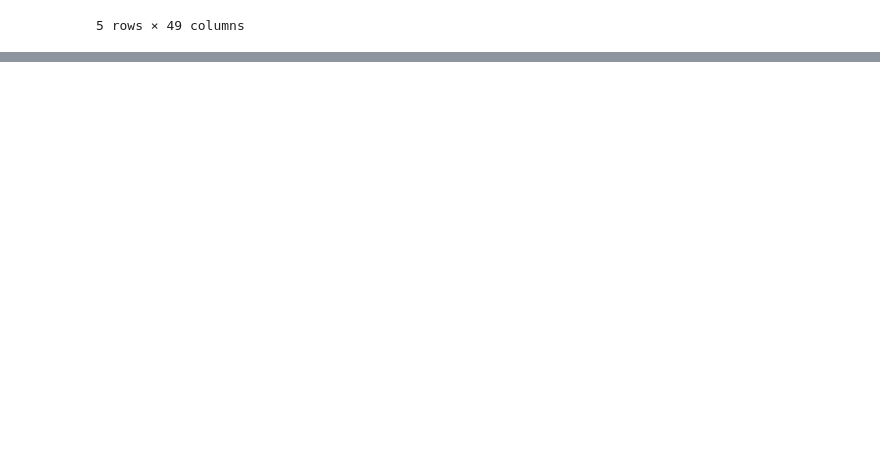
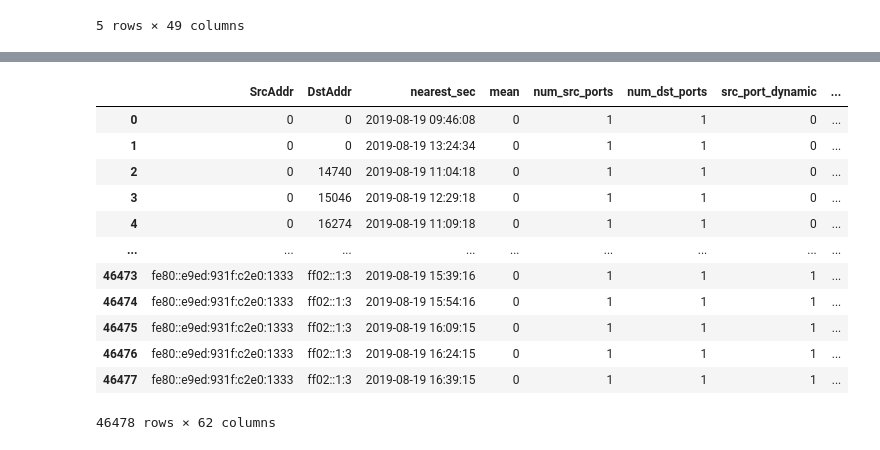
Before and after one commit to yjiahao/network-traffic-classification, a Jupyter notebook: src/preprocess/preprocess_data.ipynb, the cells around one changed output, grey strips where cells are left out. Cells and saved outputs as stored; diff of their text form; code cells hidden in the pictures; blank space fills up the shorter version.

```diff
--- a/src/preprocess/preprocess_data.ipynb
+++ b/src/preprocess/preprocess_data.ipynb
@@ -26,3 +44,19 @@ df['StartTime'], df['LastTime'] = (np.where(negative_duration_mask, df['LastTime
 
 df = df.sort_values("StartTime").reset_index(drop=True)
 df["nearest_sec"] = df["StartTime"].dt.floor("s")
+# %%
+proto_dummies = pd.get_dummies(
+    df["Proto"],
+    prefix="proto",
+    dtype=int
+)
+
+df = pd.concat([df, proto_dummies], axis=1)
+# %%
+stos_dummies = pd.get_dummies(
+    df['sTos'],
+    prefix='stos',
+    dtype=int
+)
+
+df = pd.concat([df, stos_dummies], axis=1)
@@ -62,4 +218,20 @@ per_second = (
       )
       .reset_index()
 )
+# %%
+per_second
+# %% [output]
+|  | SrcAddr | DstAddr | nearest_sec | mean | num_src_ports | num_dst_ports | src_port_dynamic | ... |
+| 0 | 0 | 0 | 2019-08-19 09:46:08 | 0 | 1 | 1 | 0 | ... |
+| 1 | 0 | 0 | 2019-08-19 13:24:34 | 0 | 1 | 1 | 0 | ... |
+| 2 | 0 | 14740 | 2019-08-19 11:04:18 | 0 | 1 | 1 | 0 | ... |
+| 3 | 0 | 15046 | 2019-08-19 12:29:18 | 0 | 1 | 1 | 0 | ... |
+| 4 | 0 | 16274 | 2019-08-19 11:09:18 | 0 | 1 | 1 | 0 | ... |
+| ... | ... | ... | ... | ... | ... | ... | ... | ... |
+| 46473 | fe80::e9ed:931f:c2e0:1333 | ff02::1:3 | 2019-08-19 15:39:16 | 0 | 1 | 1 | 1 | ... |
+| 46474 | fe80::e9ed:931f:c2e0:1333 | ff02::1:3 | 2019-08-19 15:54:16 | 0 | 1 | 1 | 1 | ... |
+| 46475 | fe80::e9ed:931f:c2e0:1333 | ff02::1:3 | 2019-08-19 16:09:15 | 0 | 1 | 1 | 1 | ... |
+| 46476 | fe80::e9ed:931f:c2e0:1333 | ff02::1:3 | 2019-08-19 16:24:15 | 0 | 1 | 1 | 1 | ... |
+| 46477 | fe80::e9ed:931f:c2e0:1333 | ff02::1:3 | 2019-08-19 16:39:15 | 0 | 1 | 1 | 1 | ... |
+46478 rows × 62 columns
 # %%
```
Also changed, not shown: parts of 13 cells of this notebook.
